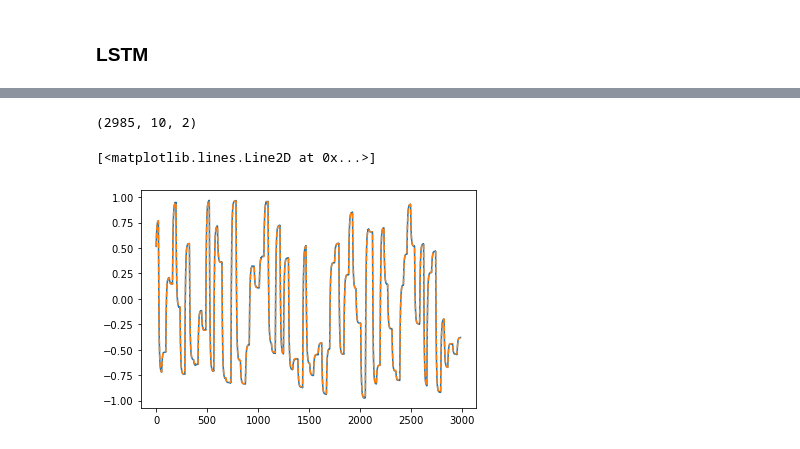
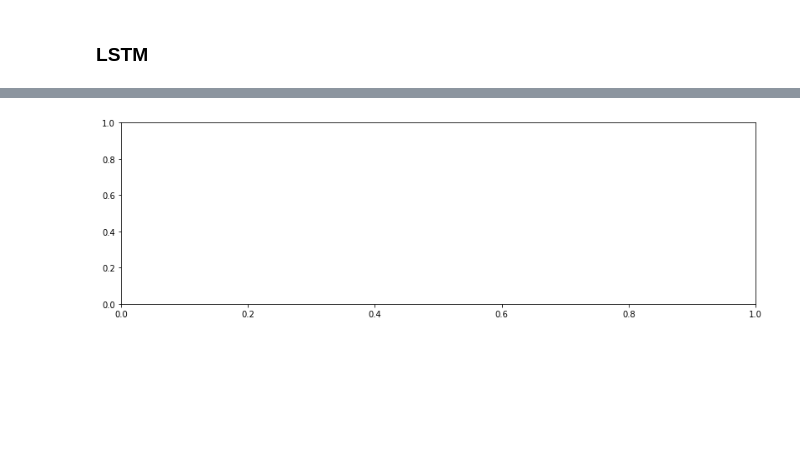
Before and after one commit to BYU-PRISM/Transformer_MPC, a Jupyter notebook: 02_Surrogate/FOPDT/MIMO/01_2_Transformer_Training_FOPDT_Multistep_prediction.ipynb, the cells around one changed output, grey strips where cells are left out. Saved outputs shown, nothing was run; the diff lists cells and outputs as text; code cells hidden in the pictures; blank space fills up the shorter version.

```diff
--- a/02_Surrogate/FOPDT/MIMO/01_2_Transformer_Training_FOPDT_Multistep_prediction.ipynb
+++ b/02_Surrogate/FOPDT/MIMO/01_2_Transformer_Training_FOPDT_Multistep_prediction.ipynb
@@ -385,8 +374,8 @@ Yp_val_lstm = model_lstm.predict(X_val)
 
 
 # Verify the fit of the model
-Yp_train_trans = model_trans.predict(X_train)
-Yp_val_trans = model_trans.predict(X_val)
+# Yp_train_trans = model_trans.predict(X_train)
+# Yp_val_trans = model_trans.predict(X_val)
 
 # un-scale outputs
 # Yu_train_trans = s2.inverse_transform(Yp_train_trans) # model prediction
@@ -436,10 +421 @@ Yp_val_trans = model_trans.predict(X_val)
+[figure, added]
-# %%
-Y_train.shape
-# %% [output]
-(2985, 10, 2)
-# %%
-plt.plot(Yp_val_trans[:,5,0])
-plt.plot(Y_val[:,5,0],"--")
-# %% [output]
-[<matplotlib.lines.Line2D at 0x...>]
-[figure, removed]
```
Also changed, not shown: parts of 25 cells of this notebook, 1 other file.
